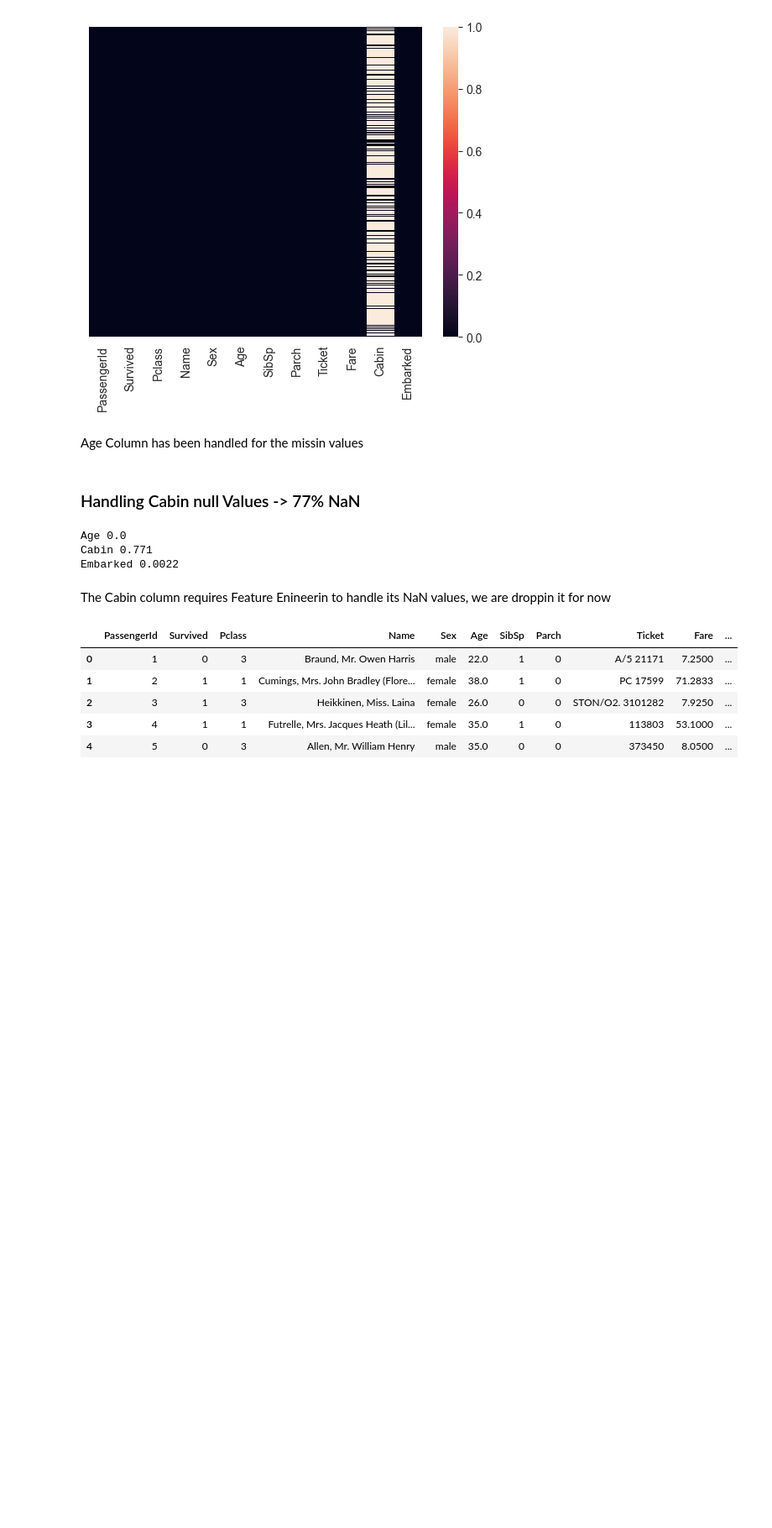
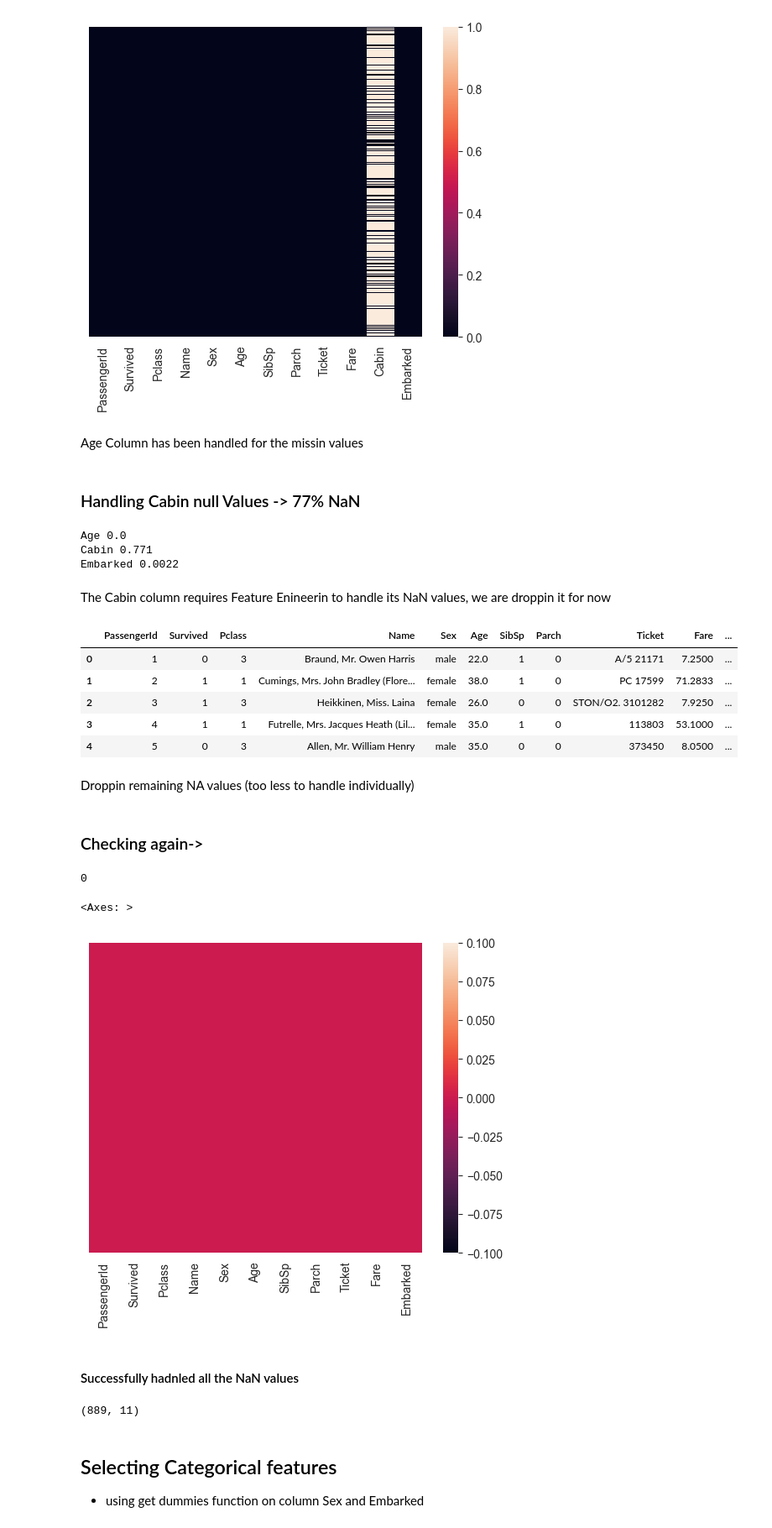
Before and after one commit to bhavbooks/Titanic-Survival-Prediction, a Jupyter notebook: EDA.ipynb, the cells around one changed output. Shown at 84% size. Cells and saved outputs as stored; diff of their text form; code cells hidden in the pictures; blank space fills up the shorter version.

```diff
--- a/EDA.ipynb
+++ b/EDA.ipynb
@@ -214,3 +214,27 @@ train.head()
 | 2 | 3 | 1 | 3 | Heikkinen, Miss. Laina | female | 26.0 | 0 | 0 | STON/O2. 3101282 | 7.9250 | ... |
 | 3 | 4 | 1 | 1 | Futrelle, Mrs. Jacques Heath (Lil... | female | 35.0 | 1 | 0 | 113803 | 53.1000 | ... |
 | 4 | 5 | 0 | 3 | Allen, Mr. William Henry | male | 35.0 | 0 | 0 | 373450 | 8.0500 | ... |
+# %% [markdown]
+Droppin remaining NA values (too less to handle individually)
+# %%
+train.dropna(inplace=True)
+# %% [markdown]
+### Checking again->
+# %%
+print(train.isnull().sum().sum())
+# %% [output]
+0
+# %%
+sns.heatmap(train.isnull(), yticklabels=False)
+# %% [output]
+<Axes: >
+[figure, added]
+# %% [markdown]
+#### Successfully hadnled all the NaN values
+# %%
+train.shape
+# %% [output]
+(889, 11)
+# %% [markdown]
+## Selecting Categorical features
+- using get dummies function on column Sex and Embarked
```
Also changed, not shown: parts of 5 cells of this notebook.
